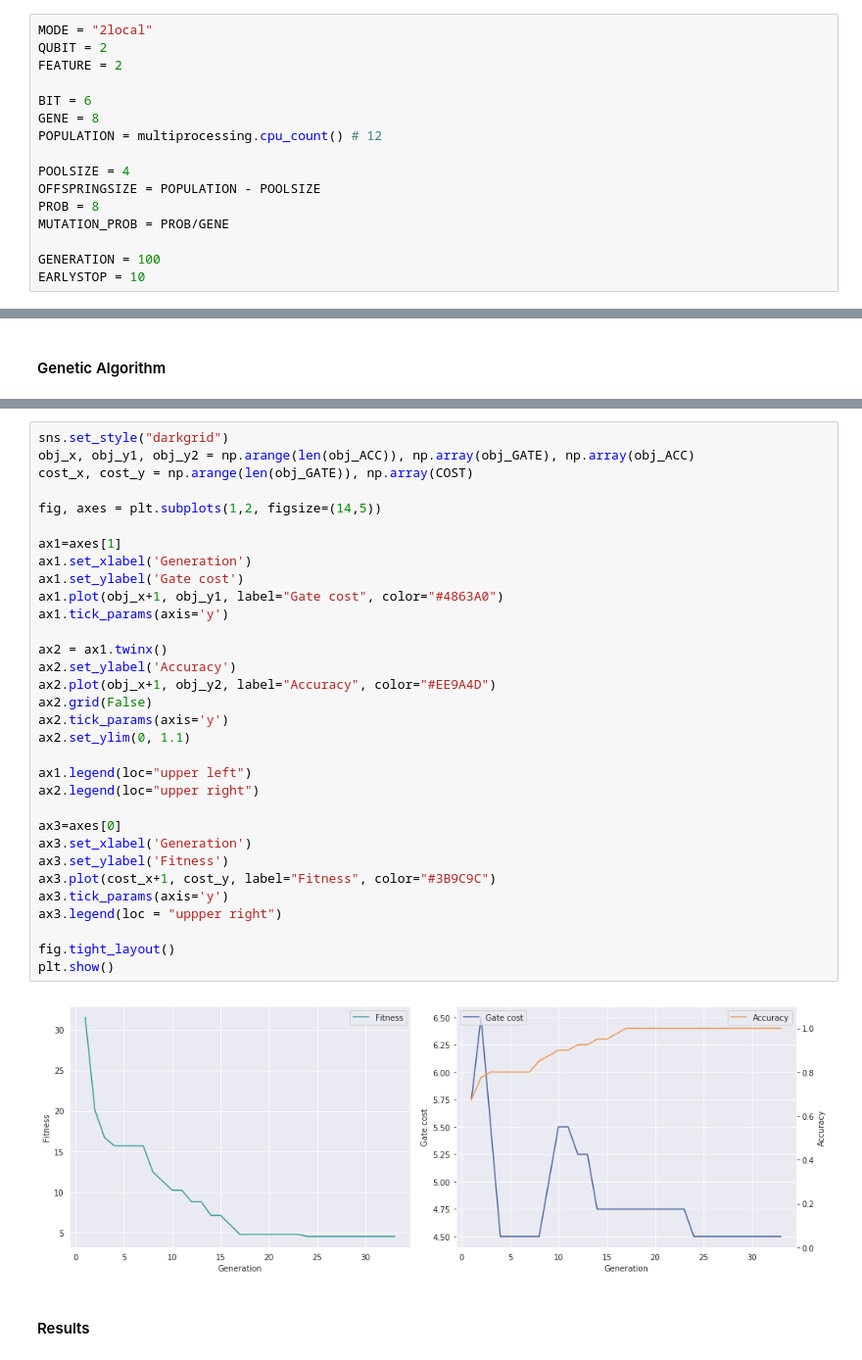
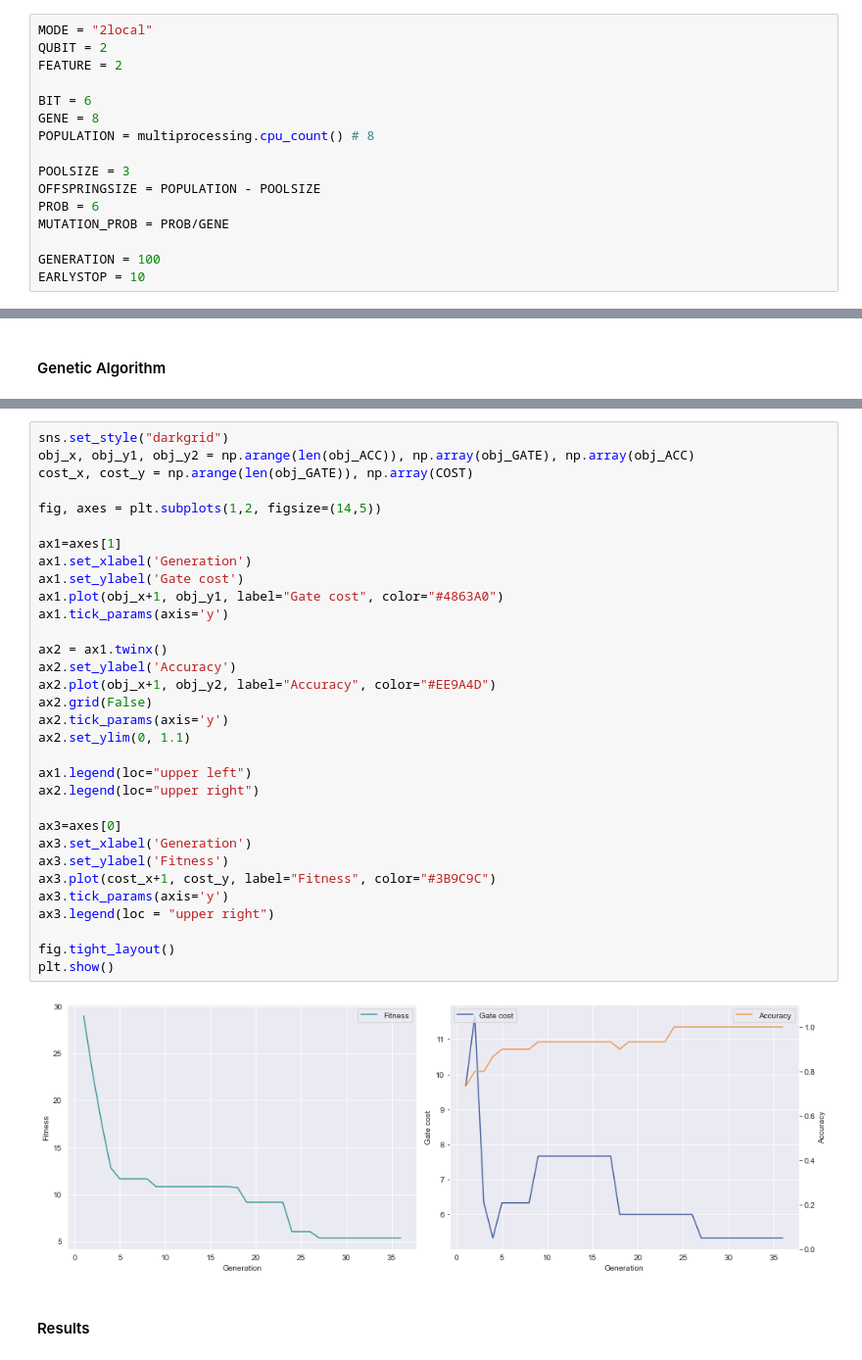
Before and after one commit to doggydoggy0101/Genetic_quantum_feature_map, a Jupyter notebook: demo_sim.ipynb, the cells around one changed output, grey strips where cells are left out. Shown at 98% size. Saved outputs shown, nothing was run; the diff lists cells and outputs as text.

```diff
--- a/demo_sim.ipynb
+++ b/demo_sim.ipynb
@@ -172,11 +172,11 @@ FEATURE = 2
 
 BIT = 6
 GENE = 8
-POPULATION = multiprocessing.cpu_count() # 12
+POPULATION = multiprocessing.cpu_count() # 8
 
-POOLSIZE = 4
+POOLSIZE = 3
 OFFSPRINGSIZE = POPULATION - POOLSIZE
-PROB = 8
+PROB = 6
 MUTATION_PROB = PROB/GENE
 
 GENERATION = 100
@@ -355,35 +357,35 @@ sns.set_style("darkgrid")
 obj_x, obj_y1, obj_y2 = np.arange(len(obj_ACC)), np.array(obj_GATE), np.array(obj_ACC)
 cost_x, cost_y = np.arange(len(obj_GATE)), np.array(COST)
 
 fig, axes = plt.subplots(1,2, figsize=(14,5))
 
 ax1=axes[1]
 ax1.set_xlabel('Generation')
 ax1.set_ylabel('Gate cost')
 ax1.plot(obj_x+1, obj_y1, label="Gate cost", color="#4863A0")
 ax1.tick_params(axis='y')
 
 ax2 = ax1.twinx()
 ax2.set_ylabel('Accuracy')
 ax2.plot(obj_x+1, obj_y2, label="Accuracy", color="#EE9A4D")
 ax2.grid(False)
 ax2.tick_params(axis='y')
 ax2.set_ylim(0, 1.1)
 
 ax1.legend(loc="upper left")
 ax2.legend(loc="upper right")
 
 ax3=axes[0]
 ax3.set_xlabel('Generation')
 ax3.set_ylabel('Fitness')
 ax3.plot(cost_x+1, cost_y, label="Fitness", color="#3B9C9C")
 ax3.tick_params(axis='y')
-ax3.legend(loc = "uppper right")
+ax3.legend(loc = "upper right")
 
 fig.tight_layout()
 plt.show()
 # %% [output]
-[figure, old version]
+[figure, new version]
 # %% [markdown]
 #### Results
 # %%
```
Also changed, not shown: parts of 8 cells of this notebook, 1 other file.
